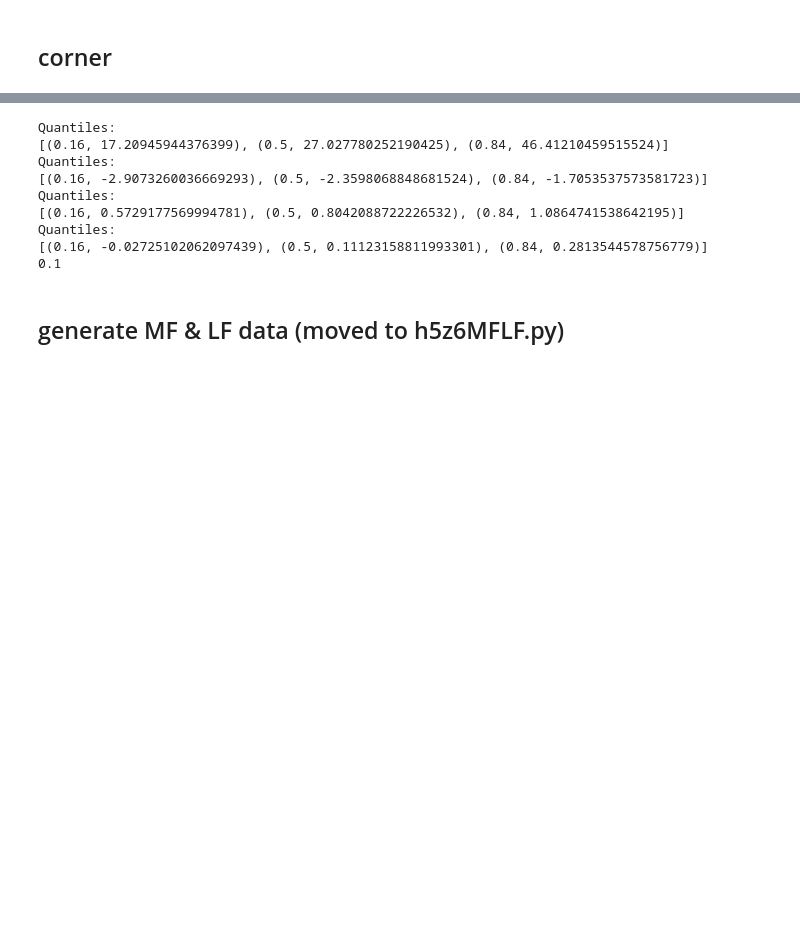
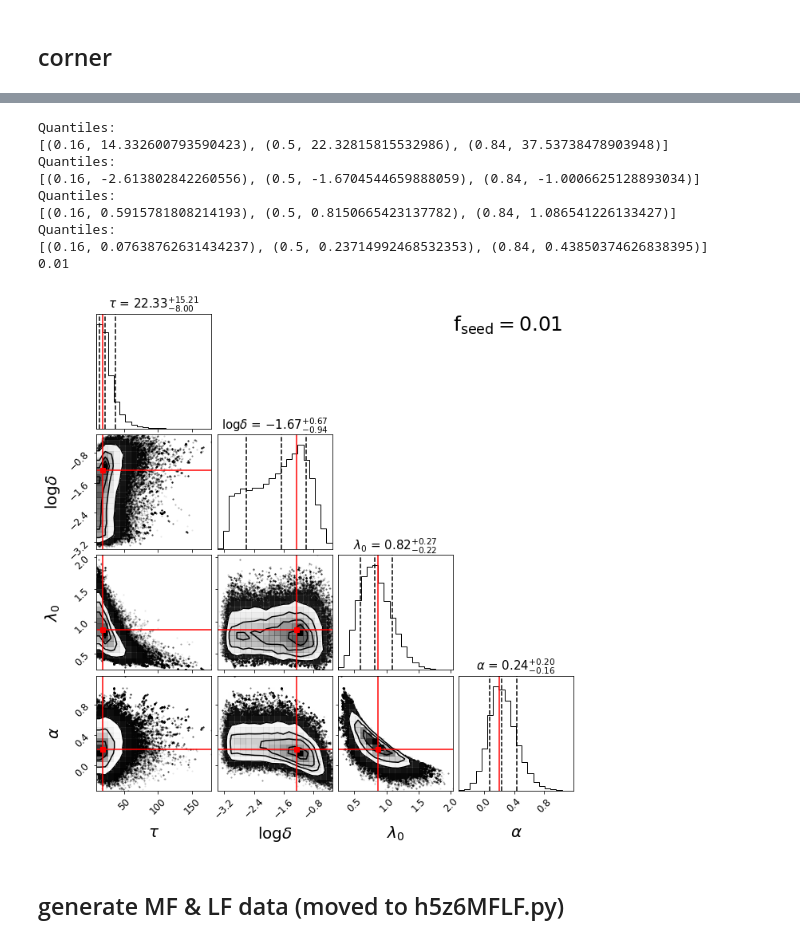
Before and after one commit to lovetomatoes/BHMF, a Jupyter notebook: h5z6MFLF.ipynb, the cells around one changed output, grey strips where cells are left out. Drawn from its saved outputs; the diff is of its cells as text; code cells hidden in the pictures; blank space fills up the shorter version.

```diff
--- a/h5z6MFLF.ipynb
+++ b/h5z6MFLF.ipynb
@@ -61,42 +90,48 @@ prex
 # %%
+%matplotlib inline
 # Make the base corner plot
 fig = corner.corner(samples,show_titles=True,title_kwargs={'fontsize':15},
                     label_kwargs={'fontsize':20},max_n_ticks=4,labels=labels,
                     plot_datapoints=True,
                     quantiles=[0.16, 0.5, 0.84], verbose=True
                    )
 # Extract the axes
 axes = np.array(fig.axes).reshape((ndim, ndim))
 for i in range(ndim):
     for j in range(ndim):
         axes[i][j].tick_params(labelsize=12)
 
 # Loop over the diagonal
 for i in range(ndim):
     ax = axes[i, i]
     ax.axvline(theta_max[i],color="r",lw=1.5)
 
 # Loop over the histograms
 for yi in range(ndim):
     for xi in range(yi):
         ax = axes[yi, xi]
         ax.axvline(theta_max[xi],color="r",lw=1.5)
         ax.axhline(theta_max[yi],color="r",lw=1.5)
         ax.plot(theta_max[xi], theta_max[yi], "sr")
+if f_seed==0.1:
+    ax.text(1, 4, r"$\mathrm{f_{seed}=0.1}$", transform=ax.transAxes, fontdict={'size': '25', 'color': 'k'})
+elif f_seed==0.01:
+    ax.text(1, 4, r"$\mathrm{f_{seed}=0.01}$", transform=ax.transAxes, fontdict={'size': '25', 'color': 'k'})
 
 plt.savefig(figpre+f_seedlabel+'_corner.pdf',dpi=400,rasterized=True)
 
 print(f_seed)
 # %% [output]
 Quantiles:
-[(0.16, 17.20945944376399), (0.5, 27.027780252190425), (0.84, 46.41210459515524)]
+[(0.16, 14.332600793590423), (0.5, 22.32815815532986), (0.84, 37.53738478903948)]
 Quantiles:
-[(0.16, -2.9073260036669293), (0.5, -2.3598068848681524), (0.84, -1.7053537573581723)]
+[(0.16, -2.613802842260556), (0.5, -1.6704544659888059), (0.84, -1.0006625128893034)]
 Quantiles:
-[(0.16, 0.5729177569994781), (0.5, 0.8042088722226532), (0.84, 1.0864741538642195)]
+[(0.16, 0.5915781808214193), (0.5, 0.8150665423137782), (0.84, 1.086541226133427)]
 Quantiles:
-[(0.16, -0.02725102062097439), (0.5, 0.11123158811993301), (0.84, 0.2813544578756779)]
-0.1
+[(0.16, 0.07638762631434237), (0.5, 0.23714992468532353), (0.84, 0.43850374626838395)]
+0.01
+[figure, added]
 # %% [markdown]
 ## generate MF & LF data  (moved to h5z6MFLF.py)
 # %% [raw]
```
Also changed, not shown: parts of 8 cells of this notebook, 5 other files.
